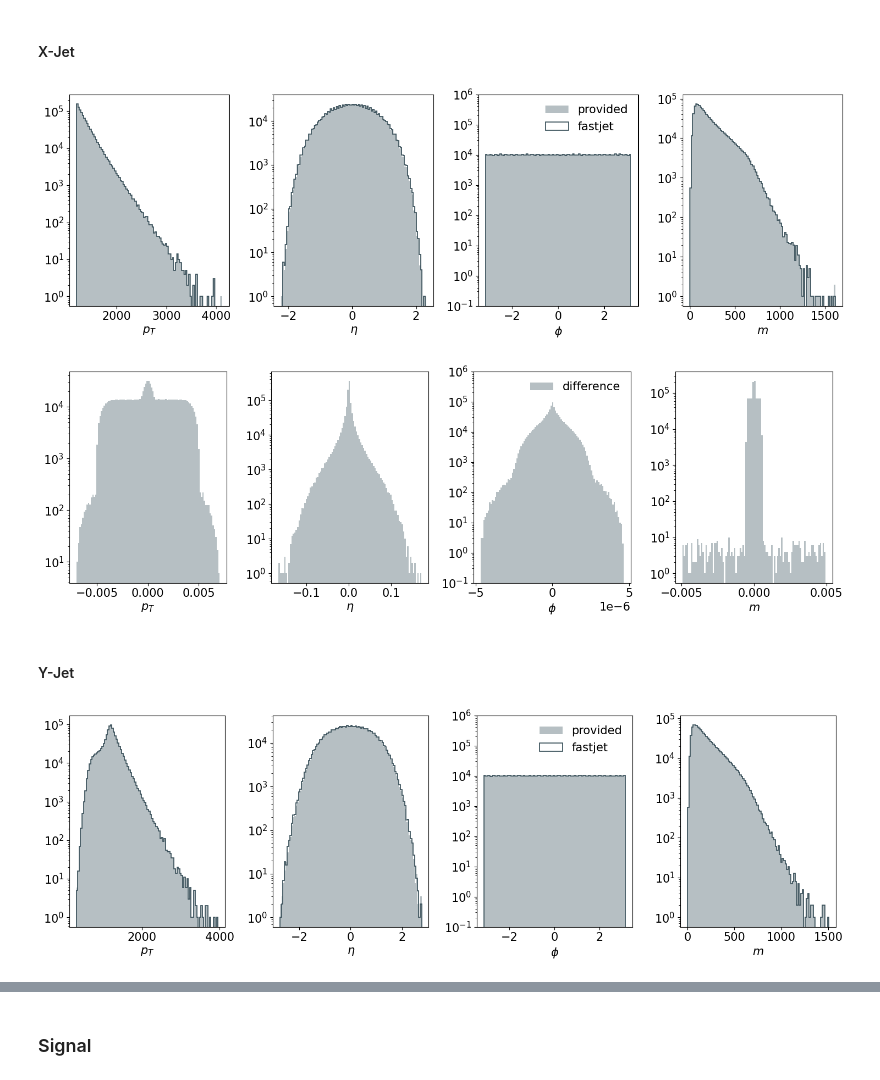
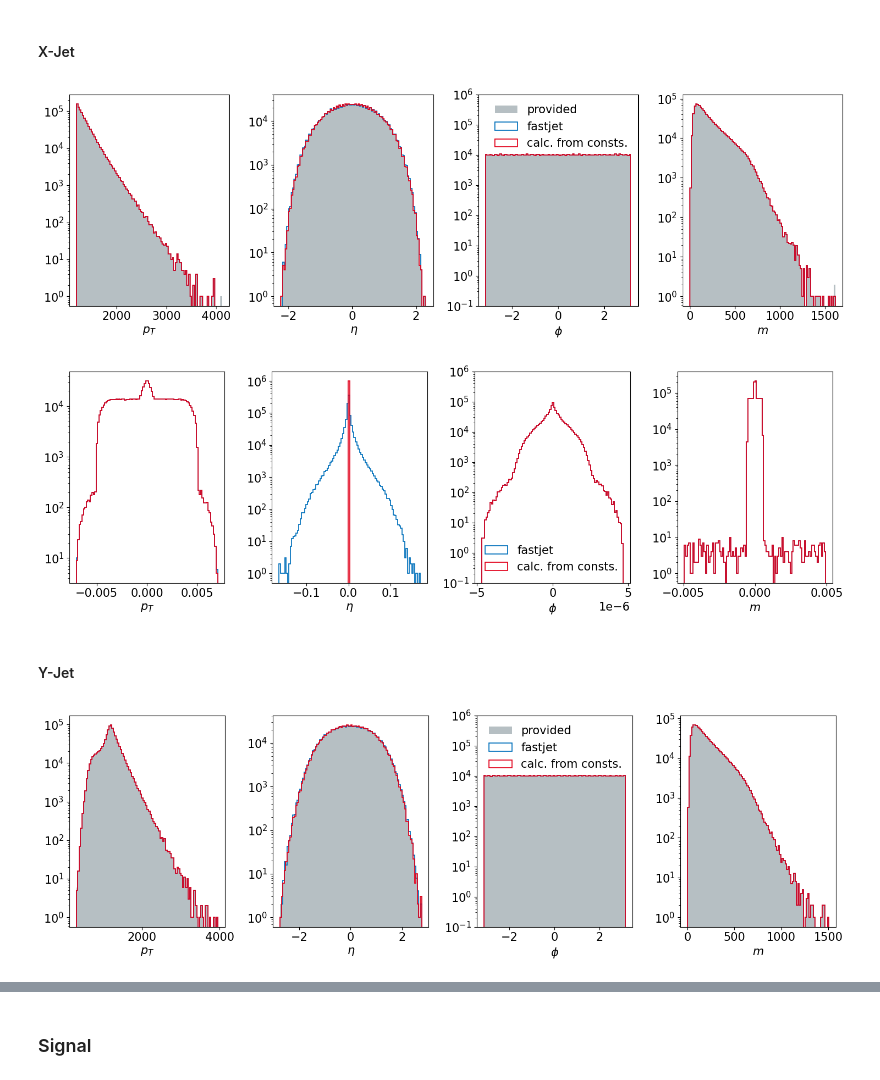
Before and after one commit to ewencedr/FastJet-LHCO, a Jupyter notebook: fastjet_example.ipynb, the cells around one changed output, grey strips where cells are left out. Cells and saved outputs as stored; diff of their text form; code cells hidden in the pictures.

Commit message:
add jet_features calc. from constituents

```diff
--- a/fastjet_example.ipynb
+++ b/fastjet_example.ipynb
@@ -332,3 +334,14 @@ jets_y_signal = jets_signal[:,1]
+# %%
+def get_jet_data(consts: np.ndarray) -> np.ndarray:
+    p4s = ef.p4s_from_ptyphims(consts[:, :, :3])
+    sum_p4 = np.sum(p4s, axis=-2)
+    jet_data = ef.ptyphims_from_p4s(sum_p4, phi_ref=0)
+    return jet_data
+# %%
+jets_x_background_calc = get_jet_data(x_background)
+jets_y_background_calc = get_jet_data(y_background)
+jets_x_signal_calc = get_jet_data(x_signal)
+jets_y_signal_calc = get_jet_data(y_signal)
 # %% [markdown]
 ### Background
 # %% [markdown]
@@ -339,8 +352,10 @@ for index,ax in enumerate(axs):
     hist1 = ax.hist(
         feats_x_background[:, index], bins=100, label="provided"
     )
+    next(ax._get_lines.prop_cycler)
     ax.set_xlabel(f"{label_map[str(index)]}")
     ax.hist(jets_x_background[:,index],bins=hist1[1], histtype='step', label="fastjet")
+    ax.hist(jets_x_background_calc[:,index],bins=hist1[1], histtype='step', label="calc. from consts.")
     ax.set_yscale("log")
     if index == 2:
         ax.legend(frameon=False)
@@ -348,23 +363,29 @@ for index,ax in enumerate(axs):
 plt.tight_layout()
 plt.show()
 # %% [output]
-[figure, old version]
+[figure, new version]
 # %%
 diff_background_x = feats_x_background - jets_x_background
+diff_background_x_calc = feats_x_background - jets_x_background_calc
 fig, axs = plt.subplots(1, 4, figsize=(15, 5))
 for index,ax in enumerate(axs):
+    next(ax._get_lines.prop_cycler)
+    next(ax._get_lines.prop_cycler)
     hist1 = ax.hist(
-        diff_background_x[:, index], bins=100, label="difference"
+        diff_background_x[:, index], bins=100, label="fastjet", histtype="step"
+    )
+    ax.hist(
+        diff_background_x_calc[:, index], bins=hist1[1], label="calc. from consts.", histtype="step"
     )
     ax.set_xlabel(f"{label_map[str(index)]}")
     ax.set_yscale("log")
     if index == 2:
         ax.legend(frameon=False)
         ax.set_ylim(1e-1, 1e6)
 plt.tight_layout()
 plt.show()
 # %% [output]
-[figure, old version]
+[figure, new version]
 # %% [markdown]
 #### Y-Jet
 # %%
@@ -373,8 +394,10 @@ for index,ax in enumerate(axs):
     hist1 = ax.hist(
         feats_y_background[:, index], bins=100, label="provided"
     )
+    next(ax._get_lines.prop_cycler)
     ax.set_xlabel(f"{label_map[str(index)]}")
     ax.hist(jets_y_background[:,index],bins=hist1[1], histtype='step', label="fastjet")
+    ax.hist(jets_y_background_calc[:,index],bins=hist1[1], histtype='step', label="calc. from consts.")
     ax.set_yscale("log")
     if index == 2:
         ax.legend(frameon=False)
@@ -382,6 +405,6 @@ for index,ax in enumerate(axs):
 plt.tight_layout()
 plt.show()
 # %% [output]
-[figure, old version]
+[figure, new version]
 # %%
 diff_background_y = feats_y_background - jets_y_background
```
Also changed, not shown: parts of 6 cells of this notebook.
